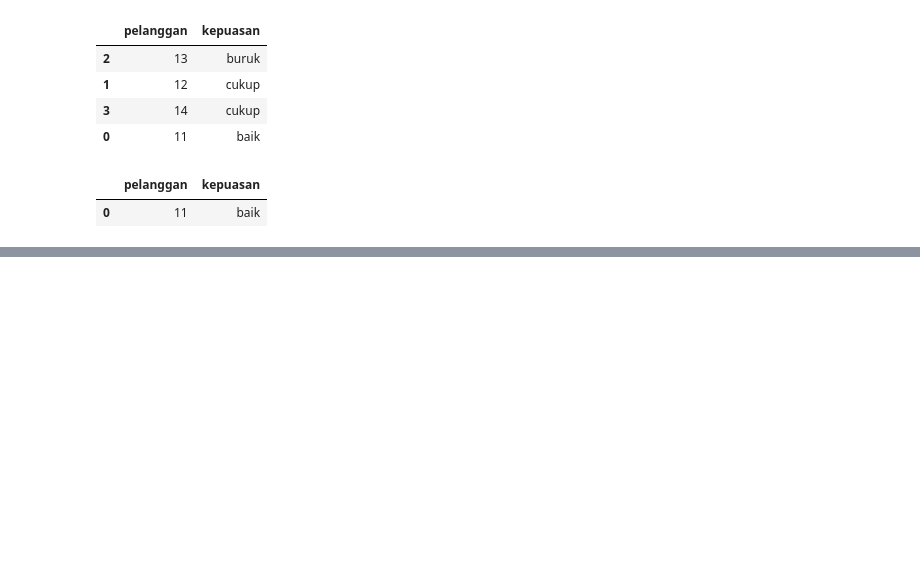
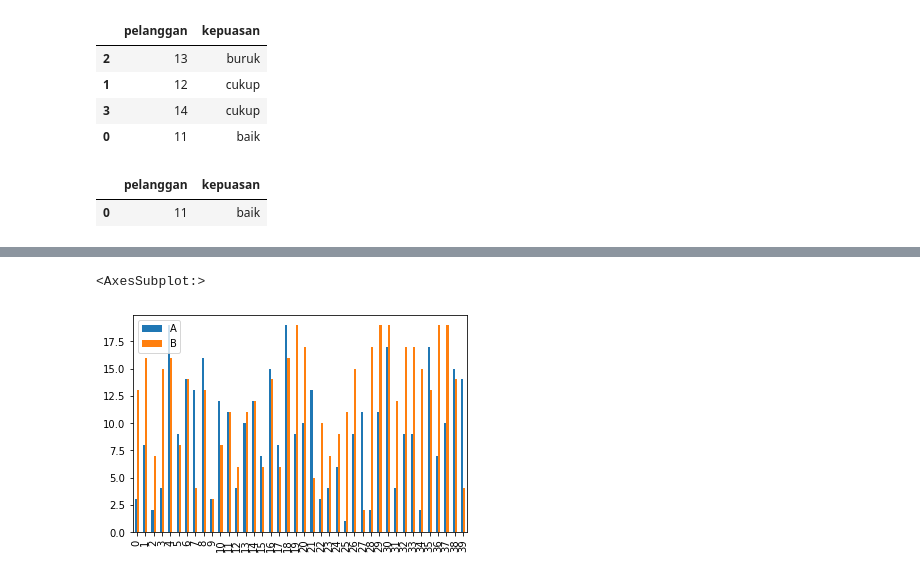
Before and after one commit to medievalgoose/pandas, a Jupyter notebook: Pandas-Week8.ipynb, the cells around one changed output, grey strips where cells are left out. Saved outputs shown, nothing was run; the diff lists cells and outputs as text; code cells hidden in the pictures; blank space fills up the shorter version.

```diff
--- a/Pandas-Week8.ipynb
+++ b/Pandas-Week8.ipynb
@@ -162,0 +230,5 @@ df[df['kepuasan'] > 'cukup'] # menampilkan nilai dengan tingkat kepuasan lebih d
+# %%
+df[['A', 'B']].plot(kind='bar') # plotting kolom A dan B.
+# %% [output]
+<AxesSubplot:>
+[figure, added]
```
Also changed, not shown: parts of 37 cells of this notebook.
